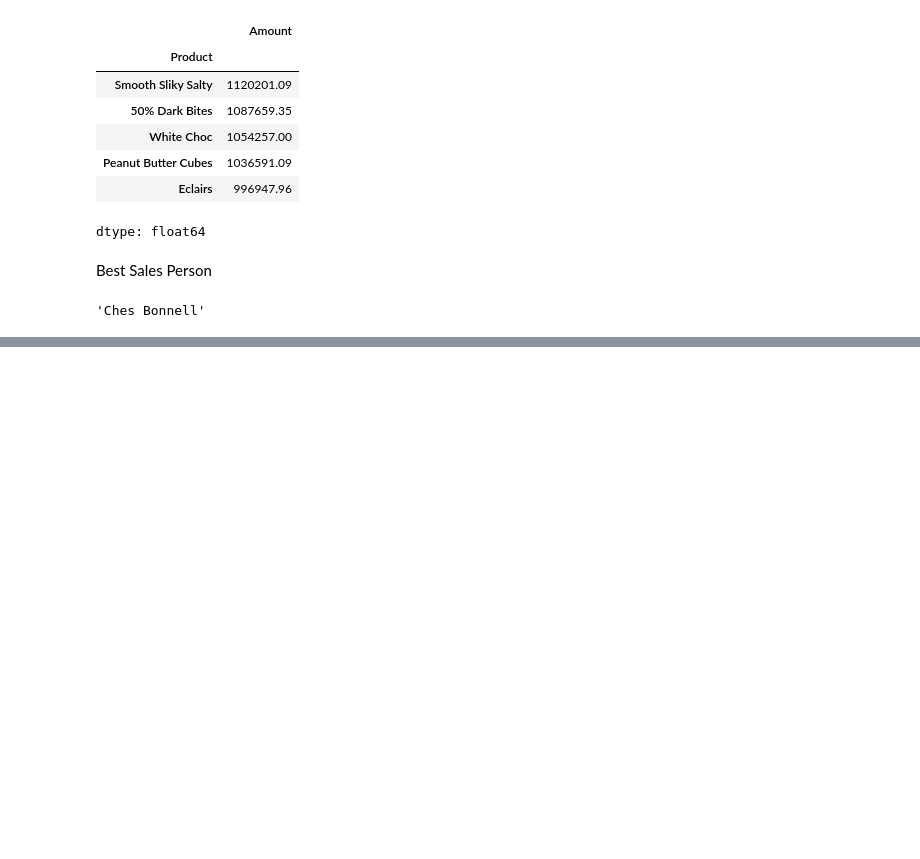
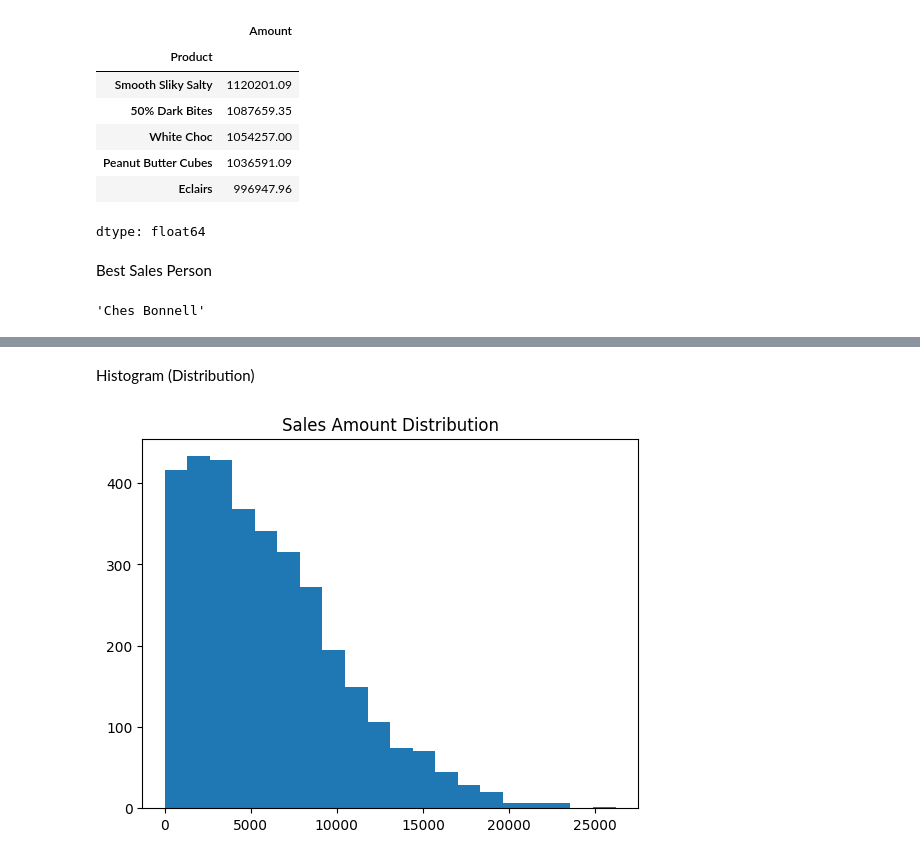
Before and after one commit to mylukhanush/numpy_pandas_on_dataset, a Jupyter notebook: Untitled0.ipynb, the cells around one changed output, grey strips where cells are left out. Cells and saved outputs as stored; diff of their text form; code cells hidden in the pictures; blank space fills up the shorter version.

```diff
--- a/Untitled0.ipynb
+++ b/Untitled0.ipynb
@@ -266,0 +305,9 @@ df.groupby('Sales Person')['Amount'].sum().idxmax()
+# %% [markdown]
+Histogram (Distribution)
+# %%
+plt.figure()
+plt.hist(df['Amount'], bins=20)
+plt.title("Sales Amount Distribution")
+plt.show()
+# %% [output]
+[figure, added]
```
Also changed, not shown: parts of 51 cells of this notebook.
